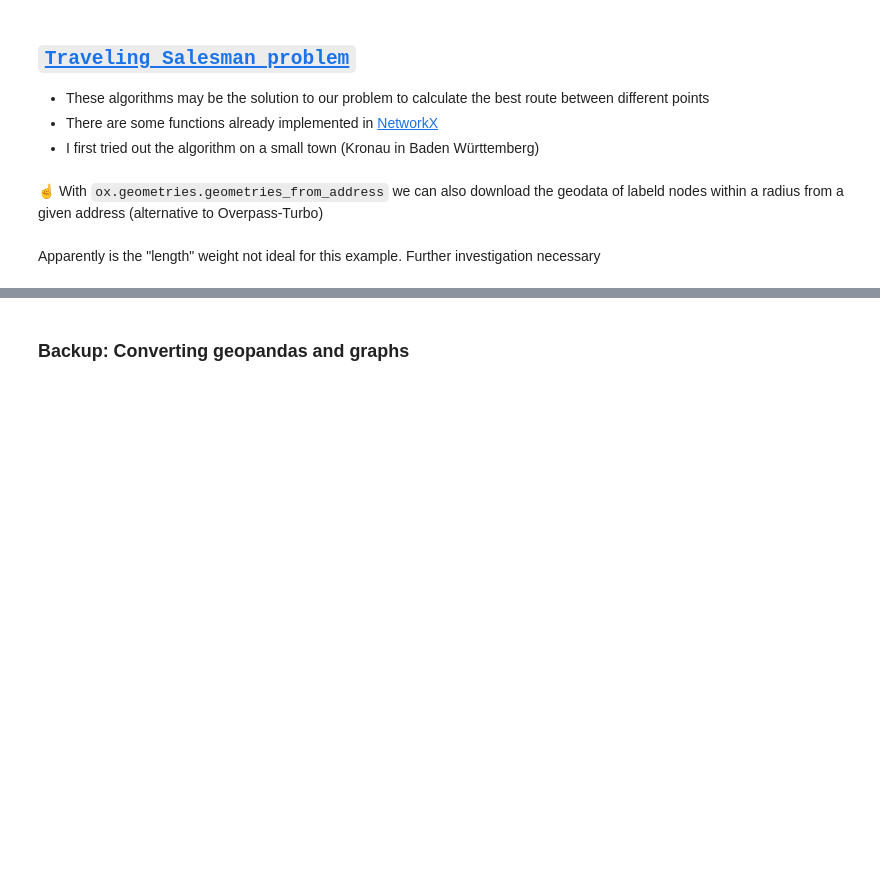
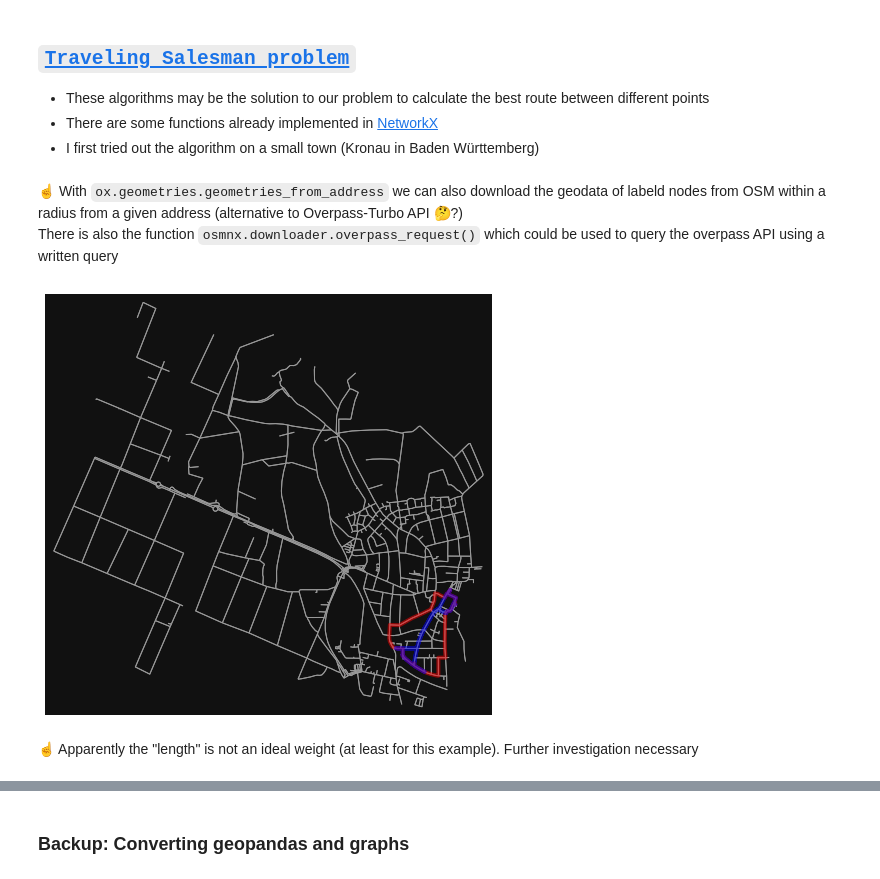
Before and after one commit to Heity94/WalkieLookie, a Jupyter notebook: notebooks/PH_Pitch_Routing.ipynb, the cells around one changed output, grey strips where cells are left out. Cells and saved outputs as stored; diff of their text form; code cells hidden in the pictures; blank space fills up the shorter version.

```diff
--- a/notebooks/PH_Pitch_Routing.ipynb
+++ b/notebooks/PH_Pitch_Routing.ipynb
@@ -167,9 +167,16 @@ with open('/content/drive/MyDrive/Colab_Notebooks/02_HWR/00_data/graph_kronau.ob
 # Get all parks around given address within 1000m
 address = "Benzstraße 16, 76709 Kronau"
 tags = {"leisure":"park"}
-kronau = ox.geometries.geometries_from_address(address, tags, dist=1000)
+#kronau = ox.geometries.geometries_from_address(address, tags, dist=1000)
+#with open('/content/drive/MyDrive/Colab_Notebooks/02_HWR/00_data/parks_kronau.obj', 'wb') as fp:
+#    pickle.dump(kronau, fp)
+
+#load stored graph pickle file
+with open('/content/drive/MyDrive/Colab_Notebooks/02_HWR/00_data/parks_kronau.obj', 'rb') as fp:
+  kronau = pickle.load(fp)
 # %% [markdown]
-☝ With `ox.geometries.geometries_from_address` we can also download the geodata of labeld nodes within a radius from a given address (alternative to Overpass-Turbo)
+☝ With `ox.geometries.geometries_from_address` we can also download the geodata of labeld nodes from OSM within a radius from a given address (alternative to Overpass-Turbo API 🤔?)<br>
+There is also the function `osmnx.downloader.overpass_request()` which could be used to query the overpass API using a written query
 # %%
 # Get center node from each park
 park_nodes = kronau.nodes.apply(lambda x: nx.center(graph_kronau.subgraph(x))[0]).to_list()
@@ -183,6 +190,12 @@ park_nodes_cln = [node for node in park_nodes if node in nodes_kronau]
 #SA_tsp = approx.simulated_annealing_tsp
 #method = lambda G, wt: SA_tsp(G, "greedy", weight=wt, temp=500)
 TSM_path_kronau = approx.traveling_salesman_problem(graph_kronau, nodes=park_nodes_cln)#, method=method, weight="length")
+TSM_path_kronau_len = approx.traveling_salesman_problem(graph_kronau, nodes=park_nodes_cln, weight="length") #with weight="length"
+# %%
+#plot both routes on the same map
+ox.plot_graph_routes(graph_kronau, [TSM_path_kronau, TSM_path_kronau_len], route_colors=["red", "blue"], route_linewidth=6, node_size=0, orig_dest_size=0);
+# %% [output]
+[figure, added]
 # %% [markdown]
-Apparently is the "length" weight not ideal for this example. Further investigation necessary
+☝ Apparently the "length" is not an ideal weight (at least for this example). Further investigation necessary
 # %%
```
Also changed, not shown: parts of 5 cells of this notebook.
